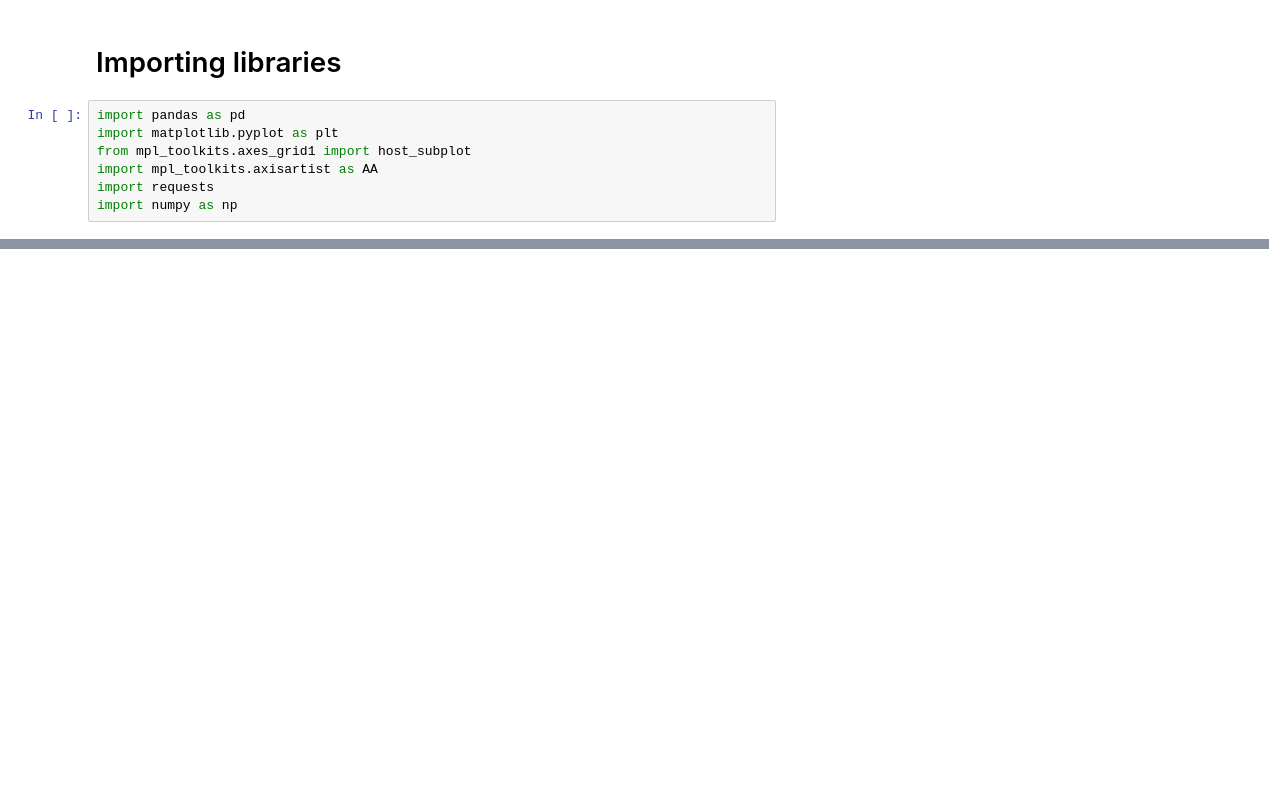
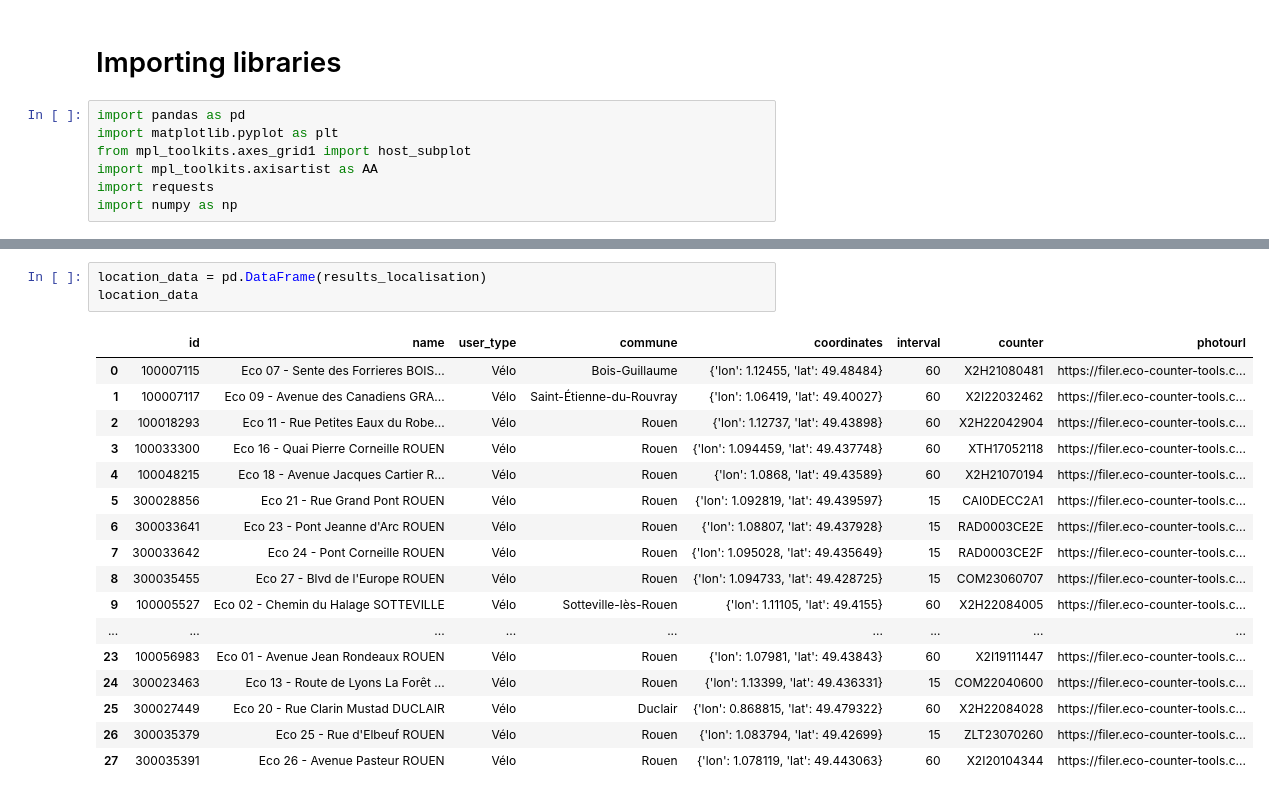
Before and after one commit to ba-talibe/OpenData-Rouen_Analysis_Project, a Jupyter notebook: data-fetching.ipynb, the cells around one changed output, grey strips where cells are left out. Cells and saved outputs as stored; diff of their text form; blank space fills up the shorter version.

```diff
--- a/data-fetching.ipynb
+++ b/data-fetching.ipynb
@@ -56,0 +64,21 @@ Date_j: 2023-06-07
+# %%
+location_data = pd.DataFrame(results_localisation)
+location_data
+# %% [output]
+|  | id | name | user_type | commune | coordinates | interval | counter | photourl |
+| 0 | 100007115 | Eco 07 - Sente des Forrieres BOIS... | Vélo | Bois-Guillaume | {'lon': 1.12455, 'lat': 49.48484} | 60 | X2H21080481 | https://filer.eco-counter-tools.c... |
+| 1 | 100007117 | Eco 09 - Avenue des Canadiens GRA... | Vélo | Saint-Étienne-du-Rouvray | {'lon': 1.06419, 'lat': 49.40027} | 60 | X2I22032462 | https://filer.eco-counter-tools.c... |
+| 2 | 100018293 | Eco 11 - Rue Petites Eaux du Robe... | Vélo | Rouen | {'lon': 1.12737, 'lat': 49.43898} | 60 | X2H22042904 | https://filer.eco-counter-tools.c... |
+| 3 | 100033300 | Eco 16 - Quai Pierre Corneille ROUEN | Vélo | Rouen | {'lon': 1.094459, 'lat': 49.437748} | 60 | XTH17052118 | https://filer.eco-counter-tools.c... |
+| 4 | 100048215 | Eco 18 - Avenue Jacques Cartier R... | Vélo | Rouen | {'lon': 1.0868, 'lat': 49.43589} | 60 | X2H21070194 | https://filer.eco-counter-tools.c... |
+| 5 | 300028856 | Eco 21 - Rue Grand Pont ROUEN | Vélo | Rouen | {'lon': 1.092819, 'lat': 49.439597} | 15 | CAI0DECC2A1 | https://filer.eco-counter-tools.c... |
+| 6 | 300033641 | Eco 23 - Pont Jeanne d'Arc ROUEN | Vélo | Rouen | {'lon': 1.08807, 'lat': 49.437928} | 15 | RAD0003CE2E | https://filer.eco-counter-tools.c... |
+| 7 | 300033642 | Eco 24 - Pont Corneille ROUEN | Vélo | Rouen | {'lon': 1.095028, 'lat': 49.435649} | 15 | RAD0003CE2F | https://filer.eco-counter-tools.c... |
+| 8 | 300035455 | Eco 27 - Blvd de l'Europe ROUEN | Vélo | Rouen | {'lon': 1.094733, 'lat': 49.428725} | 15 | COM23060707 | https://filer.eco-counter-tools.c... |
+| 9 | 100005527 | Eco 02 - Chemin du Halage SOTTEVILLE | Vélo | Sotteville-lès-Rouen | {'lon': 1.11105, 'lat': 49.4155} | 60 | X2H22084005 | https://filer.eco-counter-tools.c... |
+| ... | ... | ... | ... | ... | ... | ... | ... | ... |
+| 23 | 100056983 | Eco 01 - Avenue Jean Rondeaux ROUEN | Vélo | Rouen | {'lon': 1.07981, 'lat': 49.43843} | 60 | X2I19111447 | https://filer.eco-counter-tools.c... |
+| 24 | 300023463 | Eco 13 - Route de Lyons La Forêt ... | Vélo | Rouen | {'lon': 1.13399, 'lat': 49.436331} | 15 | COM22040600 | https://filer.eco-counter-tools.c... |
+| 25 | 300027449 | Eco 20 - Rue Clarin Mustad DUCLAIR | Vélo | Duclair | {'lon': 0.868815, 'lat': 49.479322} | 60 | X2H22084028 | https://filer.eco-counter-tools.c... |
+| 26 | 300035379 | Eco 25 - Rue d'Elbeuf ROUEN | Vélo | Rouen | {'lon': 1.083794, 'lat': 49.42699} | 15 | ZLT23070260 | https://filer.eco-counter-tools.c... |
+| 27 | 300035391 | Eco 26 - Avenue Pasteur ROUEN | Vélo | Rouen | {'lon': 1.078119, 'lat': 49.443063} | 60 | X2I20104344 | https://filer.eco-counter-tools.c... |
```
Also changed, not shown: parts of 5 cells of this notebook.
